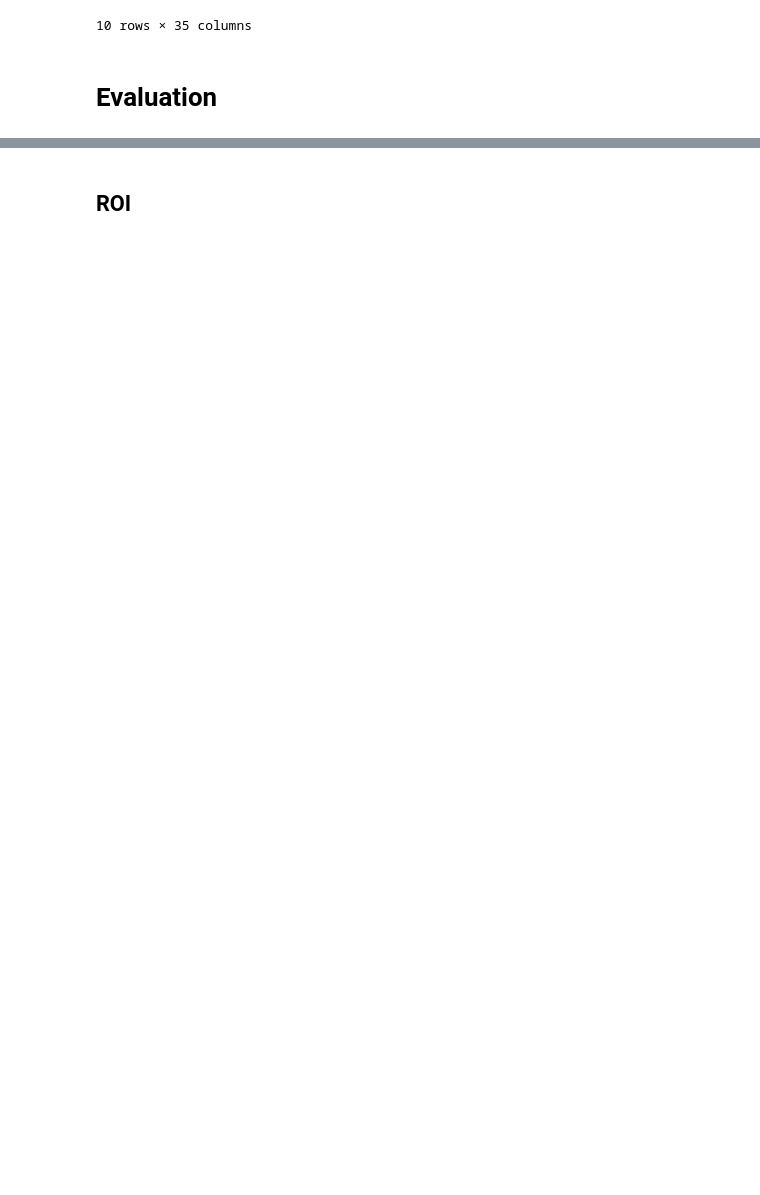
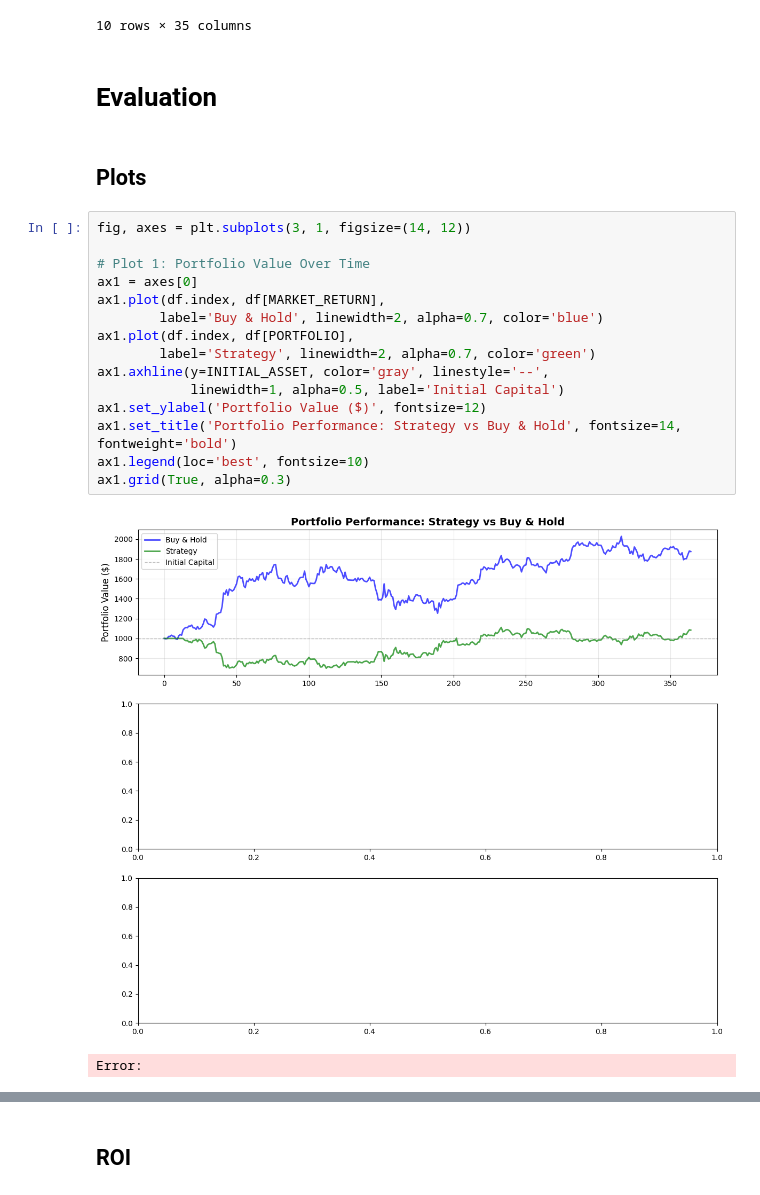
Before and after one commit to AminFiroozi/TA-HW3, a Jupyter notebook: HW3-401521471-AminFiroozi.ipynb, the cells around one changed output, grey strips where cells are left out. Saved outputs shown, nothing was run; the diff lists cells and outputs as text; blank space fills up the shorter version.

```diff
--- a/HW3-401521471-AminFiroozi.ipynb
+++ b/HW3-401521471-AminFiroozi.ipynb
@@ -597,3 +597,23 @@ df.head(10)
 10 rows × 35 columns
 # %% [markdown]
 # Evaluation
+# %% [markdown]
+## Plots
+# %%
+fig, axes = plt.subplots(3, 1, figsize=(14, 12))
+
+# Plot 1: Portfolio Value Over Time
+ax1 = axes[0]
+ax1.plot(df.index, df[MARKET_RETURN],
+        label='Buy & Hold', linewidth=2, alpha=0.7, color='blue')
+ax1.plot(df.index, df[PORTFOLIO],
+        label='Strategy', linewidth=2, alpha=0.7, color='green')
+ax1.axhline(y=INITIAL_ASSET, color='gray', linestyle='--',
+            linewidth=1, alpha=0.5, label='Initial Capital')
+ax1.set_ylabel('Portfolio Value ($)', fontsize=12)
+ax1.set_title('Portfolio Performance: Strategy vs Buy & Hold', fontsize=14, fontweight='bold')
+ax1.legend(loc='best', fontsize=10)
+ax1.grid(True, alpha=0.3)
+# %% [output]
+[figure, added]
+Error:
```
Also changed, not shown: parts of 4 cells of this notebook.
